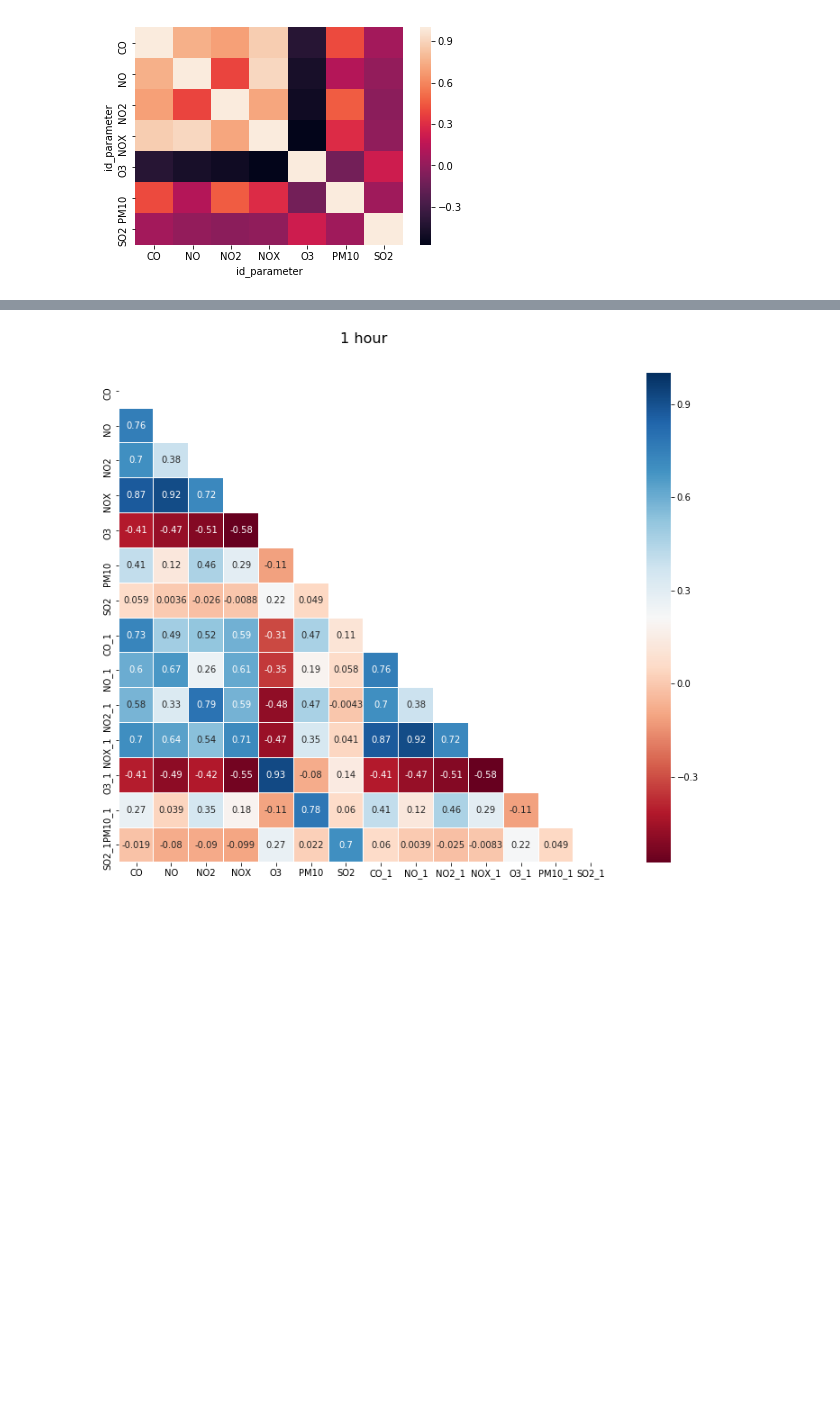
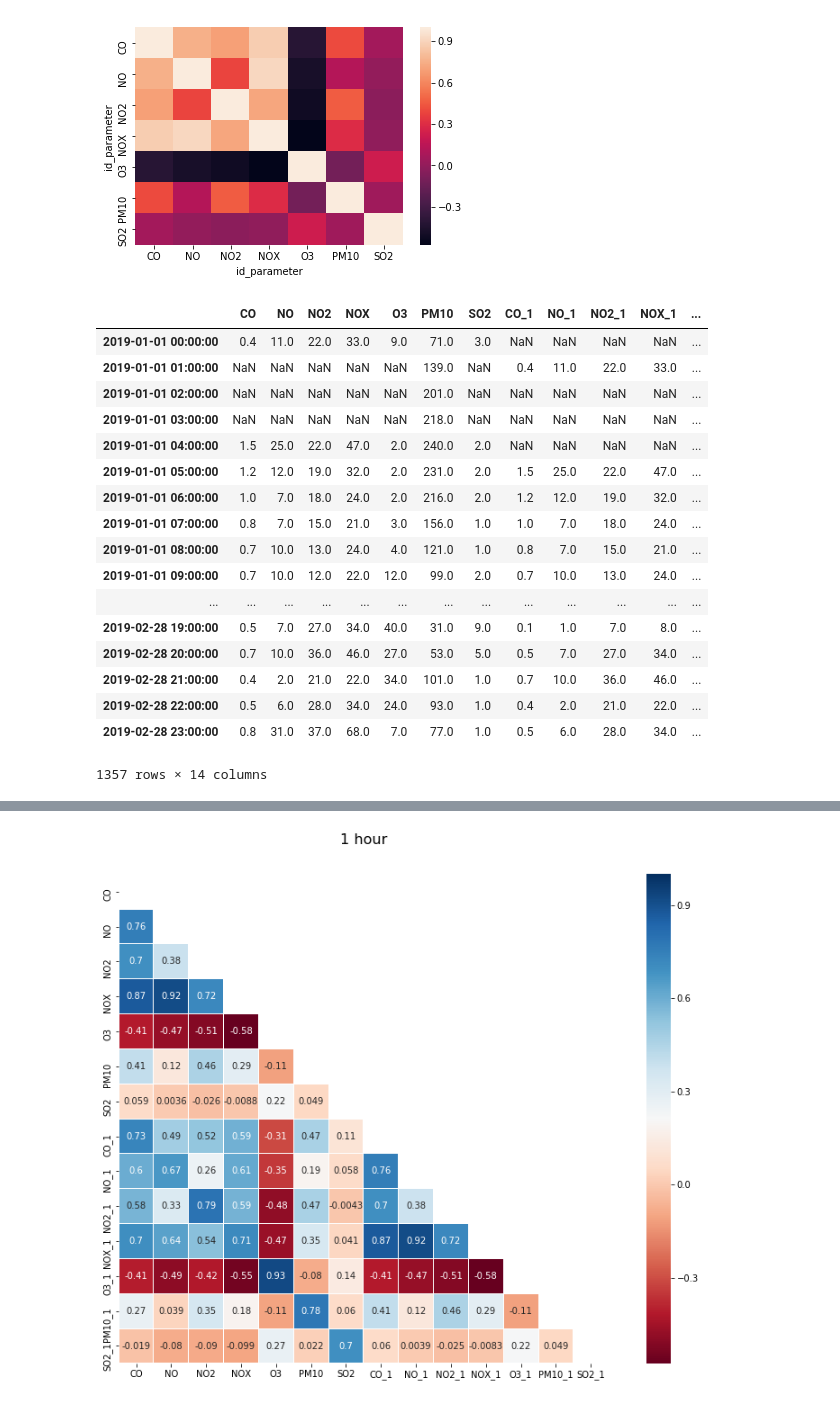
Before and after one commit to DanielBustillos/Forecast-pollution-CDMX, a Jupyter notebook: correlacion/correlacion_contaminantes.ipynb, the cells around one changed output, grey strips where cells are left out. Cells and saved outputs as stored; diff of their text form; code cells hidden in the pictures; blank space fills up the shorter version.

```diff
--- a/correlacion/correlacion_contaminantes.ipynb
+++ b/correlacion/correlacion_contaminantes.ipynb
@@ -15,7 +15,7 @@ import seaborn as sns
 from datetime import timedelta
 # %%
 # Obtenemos los datasets de contaminantes de 2018
-data_19 = pd.read_csv("contaminantes_2019.CSV", header = 10)
+data_19 = pd.read_csv("contaminantes_2019.csv", header = 10)
 # %%
 data_19.id_parameter.unique()
 # %% [output]
@@ -180,6 +180,26 @@ def df_derived_by_shift(df,lag=0,NON_DER=[]):
 NON_DER = ['date',]
 # %%
 df_new = df_derived_by_shift(cont_ACO, 1, NON_DER)
+df_new
+# %% [output]
+|  | CO | NO | NO2 | NOX | O3 | PM10 | SO2 | CO_1 | NO_1 | NO2_1 | NOX_1 | ... |
+| 2019-01-01 00:00:00 | 0.4 | 11.0 | 22.0 | 33.0 | 9.0 | 71.0 | 3.0 | NaN | NaN | NaN | NaN | ... |
+| 2019-01-01 01:00:00 | NaN | NaN | NaN | NaN | NaN | 139.0 | NaN | 0.4 | 11.0 | 22.0 | 33.0 | ... |
+| 2019-01-01 02:00:00 | NaN | NaN | NaN | NaN | NaN | 201.0 | NaN | NaN | NaN | NaN | NaN | ... |
+| 2019-01-01 03:00:00 | NaN | NaN | NaN | NaN | NaN | 218.0 | NaN | NaN | NaN | NaN | NaN | ... |
+| 2019-01-01 04:00:00 | 1.5 | 25.0 | 22.0 | 47.0 | 2.0 | 240.0 | 2.0 | NaN | NaN | NaN | NaN | ... |
+| 2019-01-01 05:00:00 | 1.2 | 12.0 | 19.0 | 32.0 | 2.0 | 231.0 | 2.0 | 1.5 | 25.0 | 22.0 | 47.0 | ... |
+| 2019-01-01 06:00:00 | 1.0 | 7.0 | 18.0 | 24.0 | 2.0 | 216.0 | 2.0 | 1.2 | 12.0 | 19.0 | 32.0 | ... |
+| 2019-01-01 07:00:00 | 0.8 | 7.0 | 15.0 | 21.0 | 3.0 | 156.0 | 1.0 | 1.0 | 7.0 | 18.0 | 24.0 | ... |
+| 2019-01-01 08:00:00 | 0.7 | 10.0 | 13.0 | 24.0 | 4.0 | 121.0 | 1.0 | 0.8 | 7.0 | 15.0 | 21.0 | ... |
+| 2019-01-01 09:00:00 | 0.7 | 10.0 | 12.0 | 22.0 | 12.0 | 99.0 | 2.0 | 0.7 | 10.0 | 13.0 | 24.0 | ... |
+| ... | ... | ... | ... | ... | ... | ... | ... | ... | ... | ... | ... | ... |
+| 2019-02-28 19:00:00 | 0.5 | 7.0 | 27.0 | 34.0 | 40.0 | 31.0 | 9.0 | 0.1 | 1.0 | 7.0 | 8.0 | ... |
+| 2019-02-28 20:00:00 | 0.7 | 10.0 | 36.0 | 46.0 | 27.0 | 53.0 | 5.0 | 0.5 | 7.0 | 27.0 | 34.0 | ... |
+| 2019-02-28 21:00:00 | 0.4 | 2.0 | 21.0 | 22.0 | 34.0 | 101.0 | 1.0 | 0.7 | 10.0 | 36.0 | 46.0 | ... |
+| 2019-02-28 22:00:00 | 0.5 | 6.0 | 28.0 | 34.0 | 24.0 | 93.0 | 1.0 | 0.4 | 2.0 | 21.0 | 22.0 | ... |
+| 2019-02-28 23:00:00 | 0.8 | 31.0 | 37.0 | 68.0 | 7.0 | 77.0 | 1.0 | 0.5 | 6.0 | 28.0 | 34.0 | ... |
+1357 rows × 14 columns
 # %%
 df_new.corr()
 # %% [output]
```
Also changed, not shown: 12 other files.
